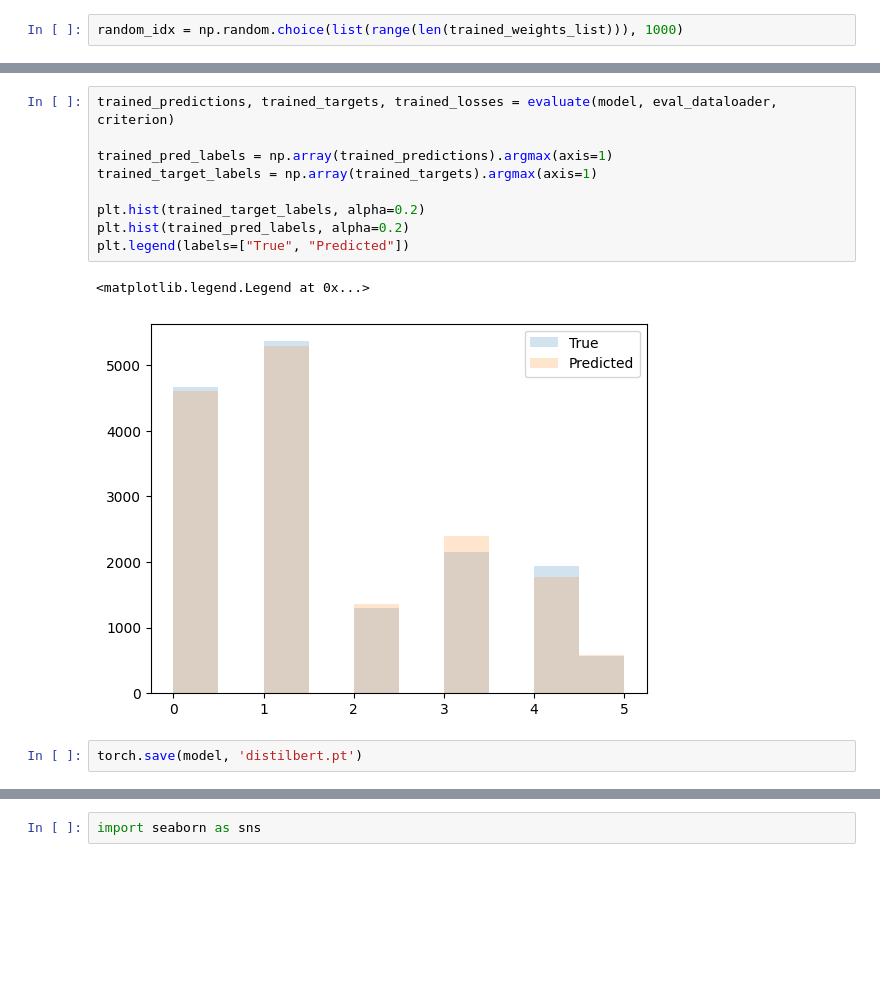
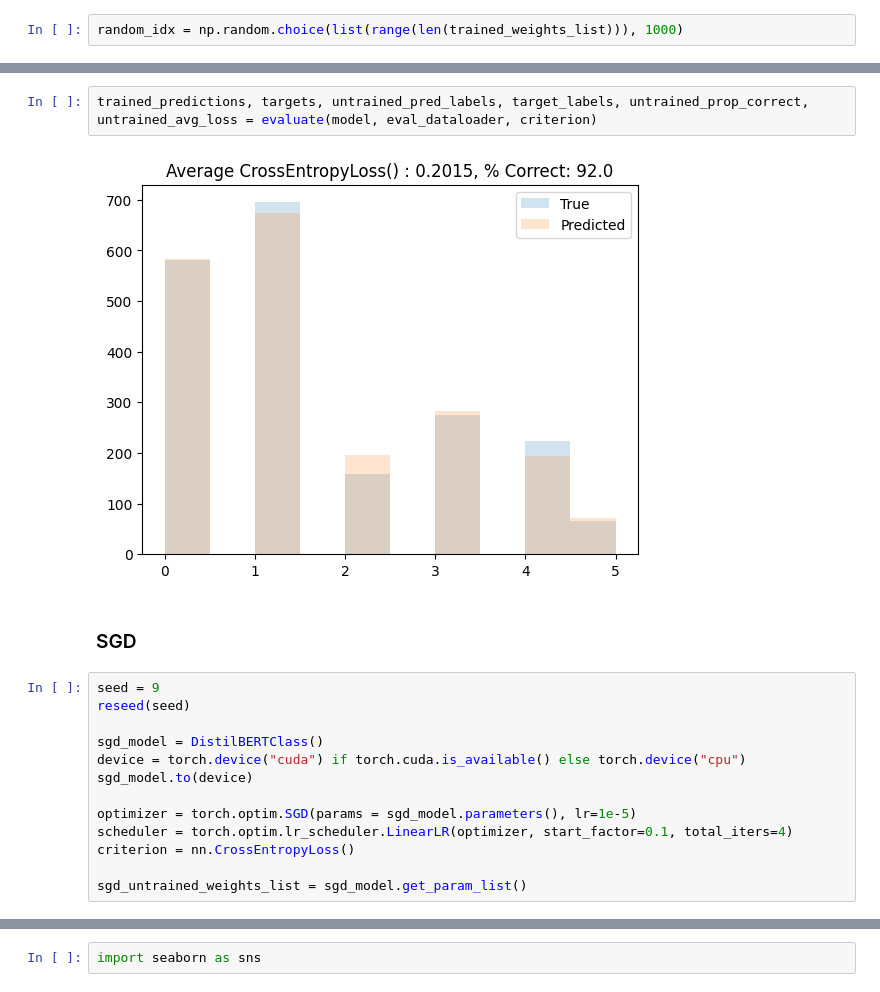
Before and after one commit to kso25/DistillBERT, a Jupyter notebook: DisitillBERT.ipynb, the cells around one changed output, grey strips where cells are left out. Cells and saved outputs as stored; diff of their text form; blank space fills up the shorter version.

```diff
--- a/DisitillBERT.ipynb
+++ b/DisitillBERT.ipynb
@@ -239,14 +266,19 @@ plt.plot(loss_history)
-# %%
-trained_predictions, trained_targets, trained_losses = evaluate(model, eval_dataloader, criterion)
-
-trained_pred_labels = np.array(trained_predictions).argmax(axis=1)
-trained_target_labels = np.array(trained_targets).argmax(axis=1)
-
-plt.hist(trained_target_labels, alpha=0.2)
-plt.hist(trained_pred_labels, alpha=0.2)
-plt.legend(labels=["True", "Predicted"])
-# %% [output]
-<matplotlib.legend.Legend at 0x...>
-[figure, removed]
-# %%
-torch.save(model, 'distilbert.pt')
+# %%
+trained_predictions, targets, untrained_pred_labels, target_labels, untrained_prop_correct, untrained_avg_loss = evaluate(model, eval_dataloader, criterion)
+# %% [output]
+[figure, added]
+# %% [markdown]
+### SGD
+# %%
+seed = 9
+reseed(seed)
+
+sgd_model = DistilBERTClass()
+device = torch.device("cuda") if torch.cuda.is_available() else torch.device("cpu")
+sgd_model.to(device)
+
+optimizer = torch.optim.SGD(params = sgd_model.parameters(), lr=1e-5)
+scheduler = torch.optim.lr_scheduler.LinearLR(optimizer, start_factor=0.1, total_iters=4)
+criterion = nn.CrossEntropyLoss()
+
+sgd_untrained_weights_list = sgd_model.get_param_list()
```
Also changed, not shown: parts of 53 cells of this notebook, 1 other file.
